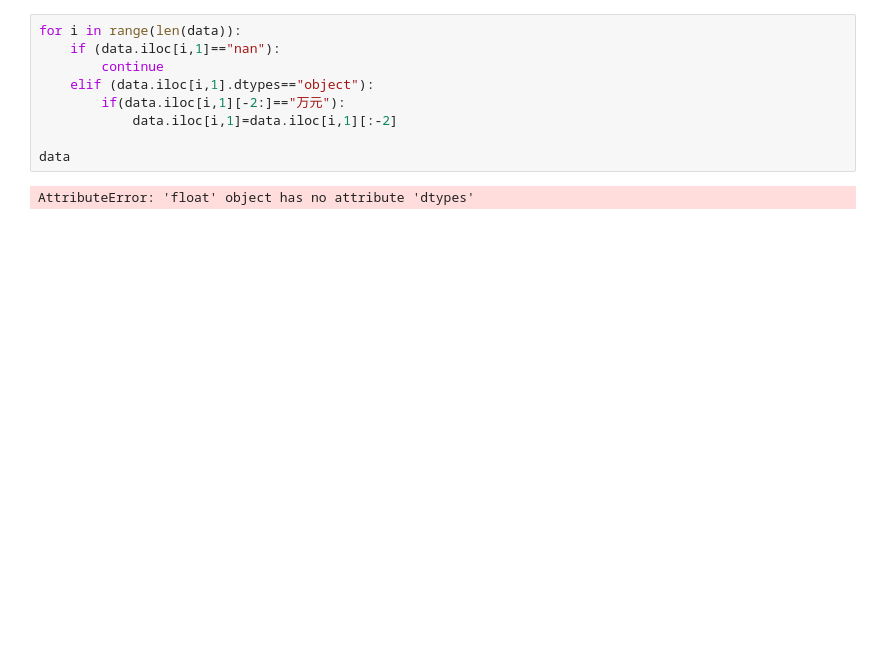
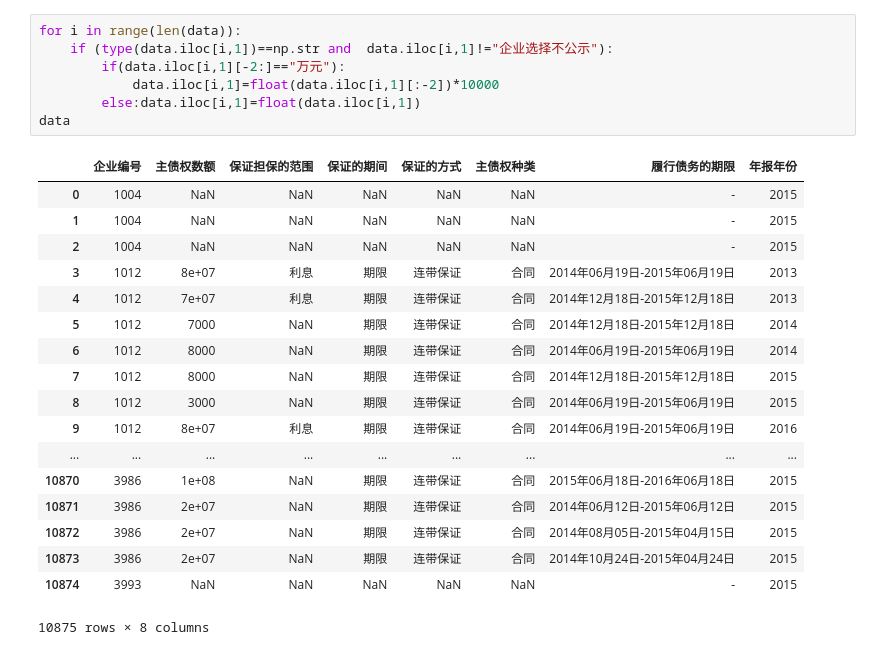
Before and after one commit to CourierKyn/isi-world-cup, a Jupyter notebook: 年报-的对外提供保证担保信息.ipynb, the cells around one changed output. Saved outputs shown, nothing was run; the diff lists cells and outputs as text; blank space fills up the shorter version.

```diff
--- a/年报-的对外提供保证担保信息.ipynb
+++ b/年报-的对外提供保证担保信息.ipynb
@@ -29,11 +27,26 @@ AttributeError: 'str' object has no attribute 'dtypes'
 # %%
 for i in range(len(data)):
-    if (data.iloc[i,1]=="nan"):
-        continue
-    elif (data.iloc[i,1].dtypes=="object"):
+    if (type(data.iloc[i,1])==np.str and  data.iloc[i,1]!="企业选择不公示"):
         if(data.iloc[i,1][-2:]=="万元"):
-            data.iloc[i,1]=data.iloc[i,1][:-2]
-
+            data.iloc[i,1]=float(data.iloc[i,1][:-2])*10000
+        else:data.iloc[i,1]=float(data.iloc[i,1])
 data
 # %% [output]
+|  | 企业编号 | 主债权数额 | 保证担保的范围 | 保证的期间 | 保证的方式 | 主债权种类 | 履行债务的期限 | 年报年份 |
+| 0 | 1004 | NaN | NaN | NaN | NaN | NaN | - | 2015 |
+| 1 | 1004 | NaN | NaN | NaN | NaN | NaN | - | 2015 |
+| 2 | 1004 | NaN | NaN | NaN | NaN | NaN | - | 2015 |
+| 3 | 1012 | 8e+07 | 利息 | 期限 | 连带保证 | 合同 | 2014年06月19日-2015年06月19日 | 2013 |
+| 4 | 1012 | 7e+07 | 利息 | 期限 | 连带保证 | 合同 | 2014年12月18日-2015年12月18日 | 2013 |
+| 5 | 1012 | 7000 | NaN | 期限 | 连带保证 | 合同 | 2014年12月18日-2015年12月18日 | 2014 |
+| 6 | 1012 | 8000 | NaN | 期限 | 连带保证 | 合同 | 2014年06月19日-2015年06月19日 | 2014 |
+| 7 | 1012 | 8000 | NaN | 期限 | 连带保证 | 合同 | 2014年12月18日-2015年12月18日 | 2015 |
+| 8 | 1012 | 3000 | NaN | 期限 | 连带保证 | 合同 | 2014年06月19日-2015年06月19日 | 2015 |
+| 9 | 1012 | 8e+07 | 利息 | 期限 | 连带保证 | 合同 | 2014年06月19日-2015年06月19日 | 2016 |
+| ... | ... | ... | ... | ... | ... | ... | ... | ... |
+| 10870 | 3986 | 1e+08 | NaN | 期限 | 连带保证 | 合同 | 2015年06月18日-2016年06月18日 | 2015 |
+| 10871 | 3986 | 2e+07 | NaN | 期限 | 连带保证 | 合同 | 2014年06月12日-2015年06月12日 | 2015 |
+| 10872 | 3986 | 2e+07 | NaN | 期限 | 连带保证 | 合同 | 2014年08月05日-2015年04月15日 | 2015 |
+| 10873 | 3986 | 2e+07 | NaN | 期限 | 连带保证 | 合同 | 2014年10月24日-2015年04月24日 | 2015 |
+| 10874 | 3993 | NaN | NaN | NaN | NaN | NaN | - | 2015 |
-AttributeError: 'float' object has no attribute 'dtypes'
+10875 rows × 8 columns
```
Also changed, not shown: parts of 7 cells of this notebook, 3 other files.
